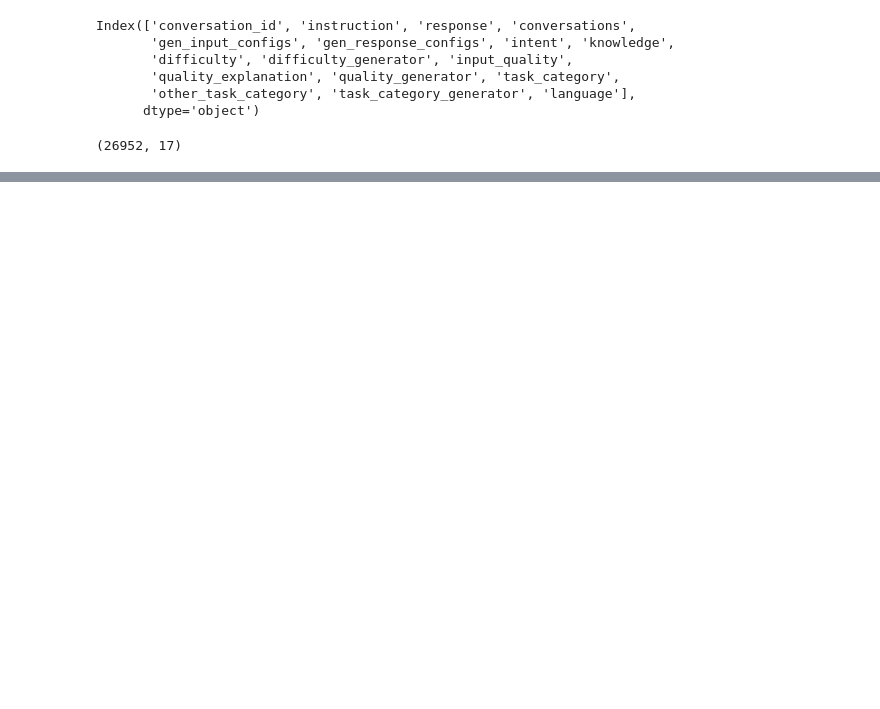
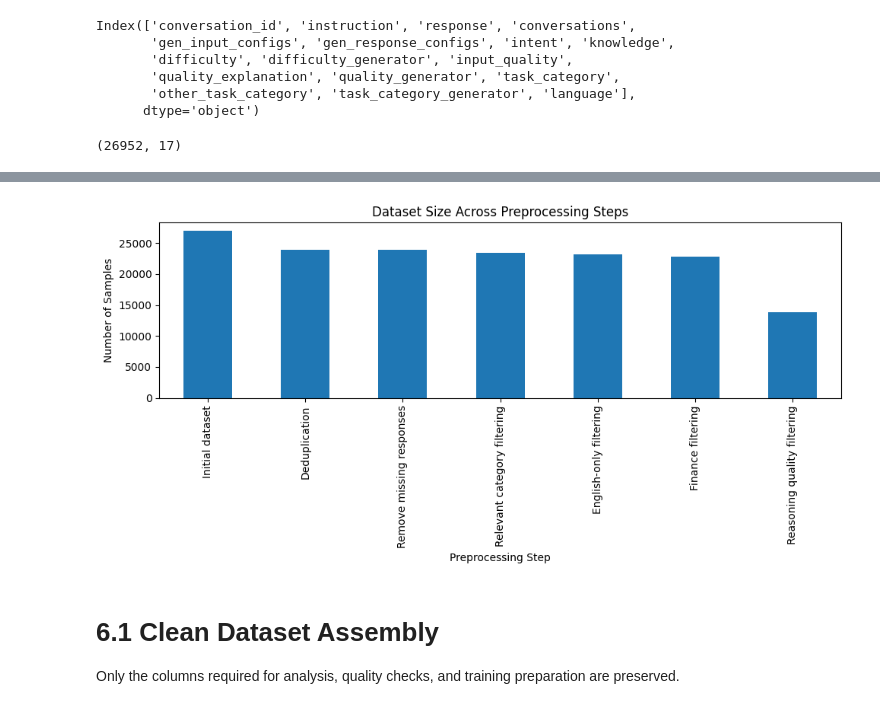
Before and after one commit to AshotAkopov/finance-slm-distillation, a Jupyter notebook: notebooks/01_dataset_preparation.ipynb, the cells around one changed output, grey strips where cells are left out. Saved outputs shown, nothing was run; the diff lists cells and outputs as text; code cells hidden in the pictures; blank space fills up the shorter version.

Commit message:
Nouvelle version : 1 train et 1 test

```diff
--- a/notebooks/01_dataset_preparation.ipynb
+++ b/notebooks/01_dataset_preparation.ipynb
@@ -683,0 +604,23 @@ dtype: int64
+# %%
+# Build preprocessing statistics summary
+
+stats_df = pd.DataFrame(pipeline_stats)
+
+# Retention rate relative to the initial dataset
+stats_df["retention_rate"] = (
+    100 * stats_df["samples"]
+    / stats_df["samples"].iloc[0]
+).round(2)
+
+# Number of removed samples at each step
+stats_df["removed_samples"] = (
+    stats_df["samples"].shift(1) - stats_df["samples"]
+).fillna(0).astype(int)
+
+# Retention rate relative to the previous preprocessing step
+stats_df["step_retention_rate"] = (
+    100 * stats_df["samples"]
+    / stats_df["samples"].shift(1)
+).fillna(100).round(2)
+
+stats_df
@@ -683,0 +636,27 @@ dtype: int64
+# %%
+ax = stats_df.plot(
+    x="step",
+    y="samples",
+    kind="bar",
+    legend=False,
+    figsize=(10, 5)
+)
+
+ax.set_title("Dataset Size Across Preprocessing Steps")
+ax.set_xlabel("Preprocessing Step")
+ax.set_ylabel("Number of Samples")
+
+plt.tight_layout()
+plt.show()
+
+fig = ax.get_figure()
+fig.savefig(
+    "dataset_filtering_pipeline.png",
+    bbox_inches="tight"
+)
+# %% [output]
+[figure, added]
+# %% [markdown]
+# 6.1 Clean Dataset Assembly
+
+Only the columns required for analysis, quality checks, and training preparation are preserved.
```
Also changed, not shown: parts of 108 cells of this notebook, 13 other files.
